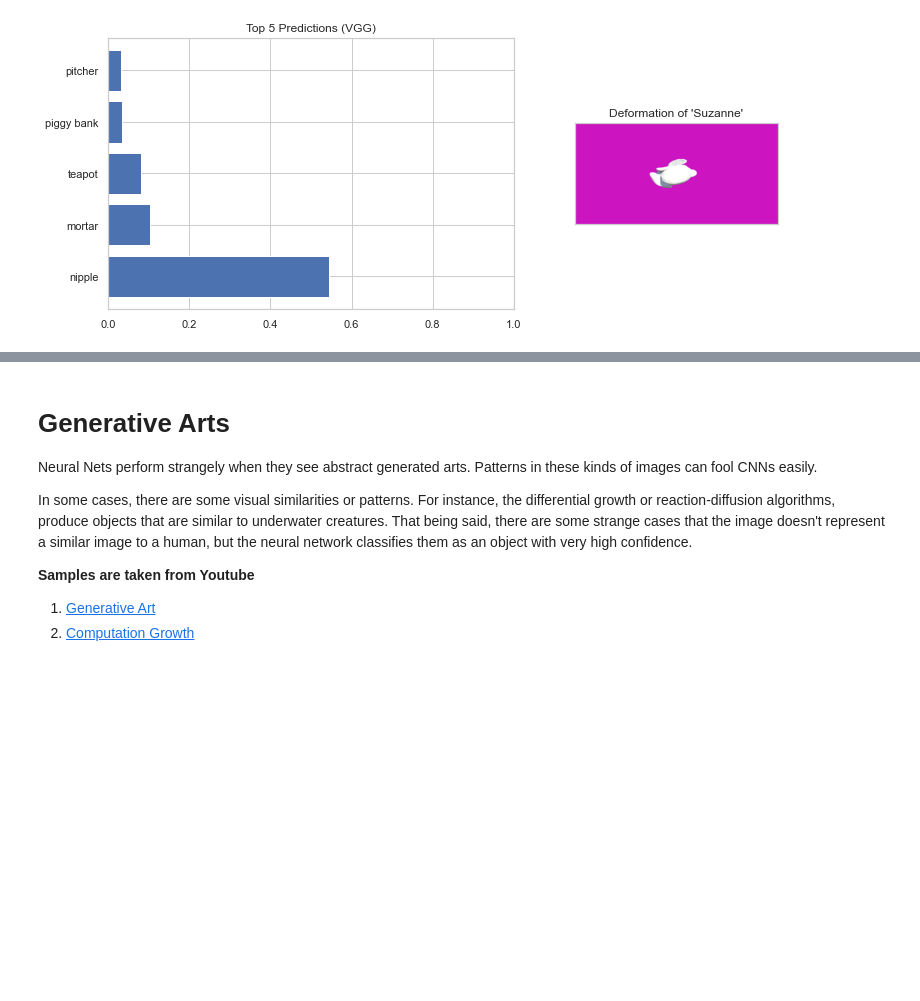
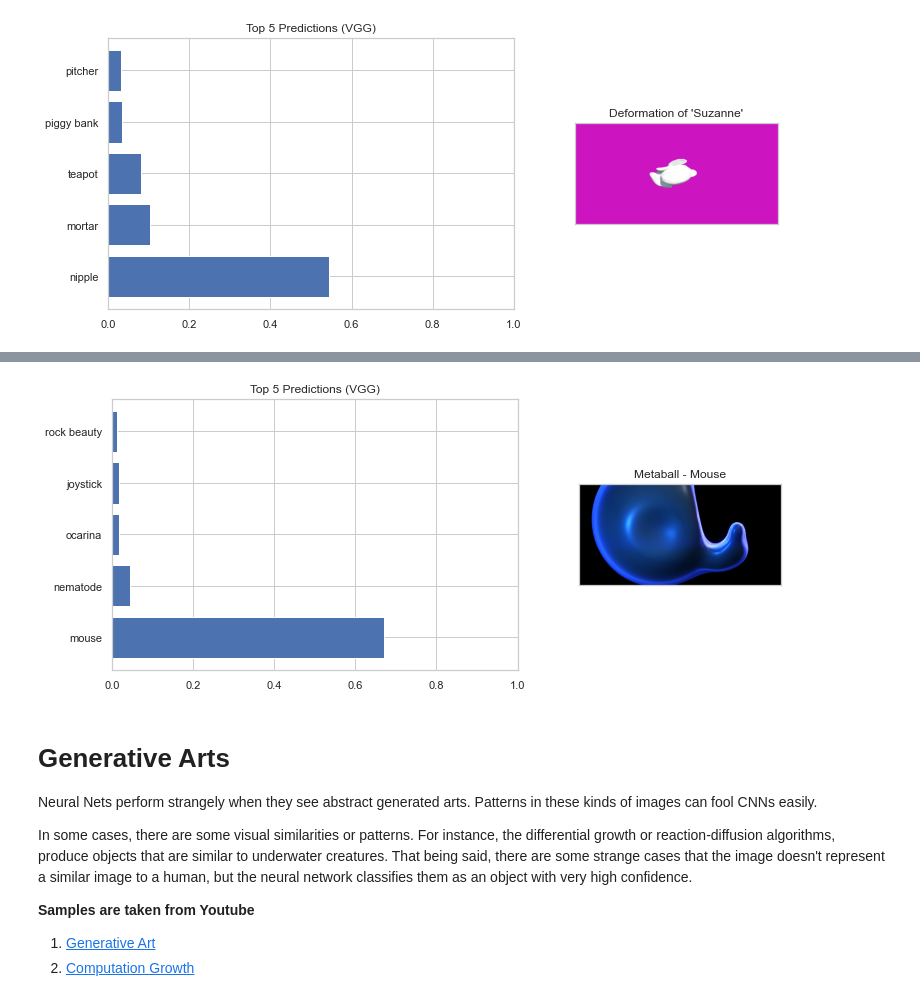
Before and after one commit to taesiri/imposters, a Jupyter notebook: Imposters.ipynb, the cells around one changed output, grey strips where cells are left out. Cells and saved outputs as stored; diff of their text form; code cells hidden in the pictures; blank space fills up the shorter version.

```diff
--- a/Imposters.ipynb
+++ b/Imposters.ipynb
@@ -161,3 +177,7 @@ visualize_predictions(model=vgg16, input_image="Code/samples/deformation/sample_
+# %%
+visualize_predictions(model=vgg16, input_image="Code/samples/metaballs/C.png", image_title='Metaball - Mouse')
+# %% [output]
+[figure, added]
 # %% [markdown]
 # Generative Arts
 
```
Also changed, not shown: parts of 4 cells of this notebook, 3 other files.
